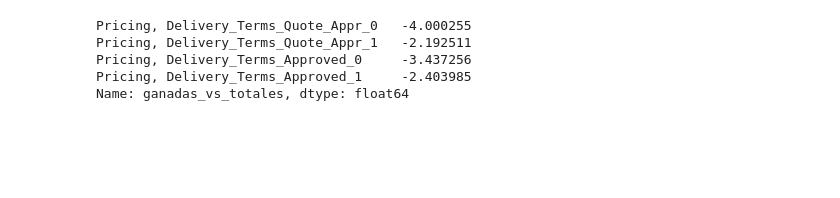
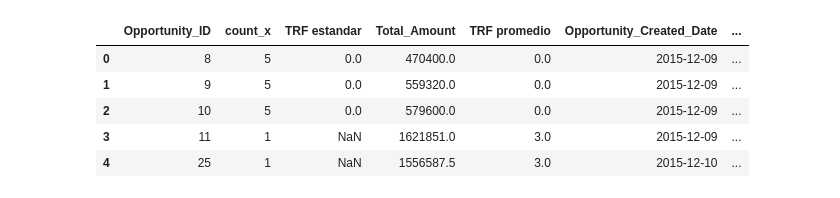
Before and after one commit to nazar9318/datos-tp2-2c2020, a Jupyter notebook: pruebas.ipynb, the cells around one changed output. Saved outputs shown, nothing was run; the diff lists cells and outputs as text; code cells hidden in the pictures; blank space fills up the shorter version.

```diff
--- a/pruebas.ipynb
+++ b/pruebas.ipynb
@@ -174,8 +28,38 @@ approval
-# %%
-np.log2(approval['ganadas_vs_totales'])
-# %% [output]
-Pricing, Delivery_Terms_Quote_Appr_0   -4.000255
-Pricing, Delivery_Terms_Quote_Appr_1   -2.192511
-Pricing, Delivery_Terms_Approved_0     -3.437256
-Pricing, Delivery_Terms_Approved_1     -2.403985
-Name: ganadas_vs_totales, dtype: float64
+# %%
+dataset = dataset.loc[(dataset['Stage'] == 'Closed Won') | (dataset['Stage'] == 'Closed Lost')]
+# %%
+dataset['count'] = 1
+dataset['TRF promedio'] = dataset['TRF']
+dataset['TRF estandar'] = dataset['TRF']
+oportunidades = dataset.groupby('Opportunity_ID').agg({
+    'Total_Amount': sum , 'Stage': 'first', 'count': 'count',
+    'Opportunity_Owner':'first','Opportunity_Created_Date': 'first','TRF promedio':'mean',
+    'TRF estandar':'std'}).reset_index()
+
+oportunidades['Grupo'] = oportunidades.Stage.shift().ne(dataset['Stage']).cumsum()
+oportunidades_owner = oportunidades.sort_values(by=['Opportunity_Owner', 'Opportunity_Created_Date'])
+oportunidades_owner['Grupo'] = oportunidades_owner.groupby('Opportunity_Owner').Stage.shift().ne(dataset['Stage']).cumsum()
+oportunidades_owner.groupby(['Opportunity_Owner', 'Grupo']).size().reset_index(level=1, drop=True)
+
+oportunidades_won_owner = oportunidades_owner.loc[oportunidades_owner['Stage']== 'Closed Won']
+oportunidades_loss_owner = oportunidades_owner.loc[oportunidades_owner['Stage']== 'Closed Lost']
+
+oportunidades_won =oportunidades_owner.loc[(oportunidades_owner['Stage']=='Closed Won')]
+oportunidades_lost =oportunidades_owner.loc[(oportunidades_owner['Stage']=='Closed Lost')]
+
+grouped_won_owner= oportunidades_won_owner.groupby(['Grupo','Opportunity_Owner']).agg({'count':'count'}).reset_index()
+grouped_loss_owner= oportunidades_loss_owner.groupby(['Grupo','Opportunity_Owner']).agg({'count':'count'}).reset_index()
+
+Oportunity_owners_top = grouped_won_owner.nlargest(10,'count')
+Oportunity_owners_worst = grouped_loss_owner.nlargest(10,'count')
+# %%
+prueba = oportunidades.merge(grouped_won_owner.reset_index(), how = 'inner', on = ['Opportunity_Owner','Grupo'])
+#prueba = oportunidades.merge(grouped_loss_owner.reset_index(), how = 'inner', on = ['Opportunity_Owner','Grupo'])
+prueba.head()
+# %% [output]
+|  | Opportunity_ID | count_x | TRF estandar | Total_Amount | TRF promedio | Opportunity_Created_Date | ... |
+| 0 | 8 | 5 | 0.0 | 470400.0 | 0.0 | 2015-12-09 | ... |
+| 1 | 9 | 5 | 0.0 | 559320.0 | 0.0 | 2015-12-09 | ... |
+| 2 | 10 | 5 | 0.0 | 579600.0 | 0.0 | 2015-12-09 | ... |
+| 3 | 11 | 1 | NaN | 1621851.0 | 3.0 | 2015-12-09 | ... |
+| 4 | 25 | 1 | NaN | 1556587.5 | 3.0 | 2015-12-10 | ... |
```
Also changed, not shown: parts of 49 cells of this notebook, 8 other files.
